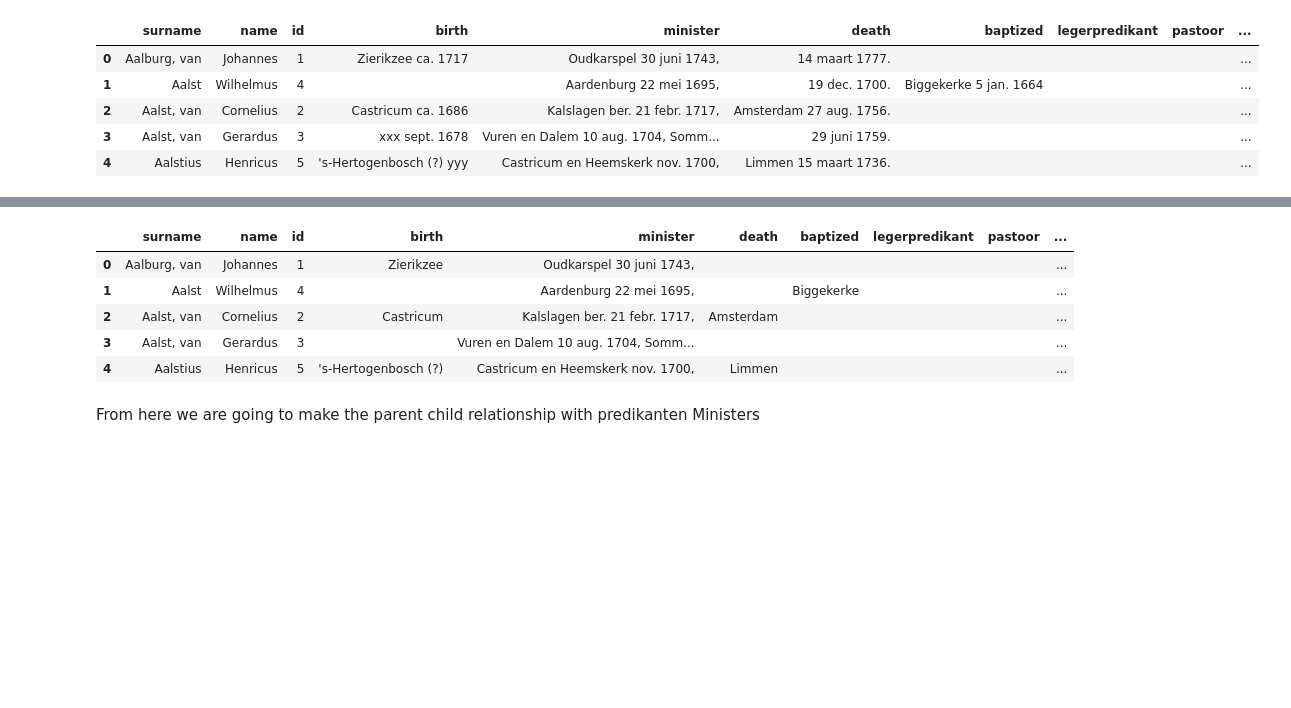
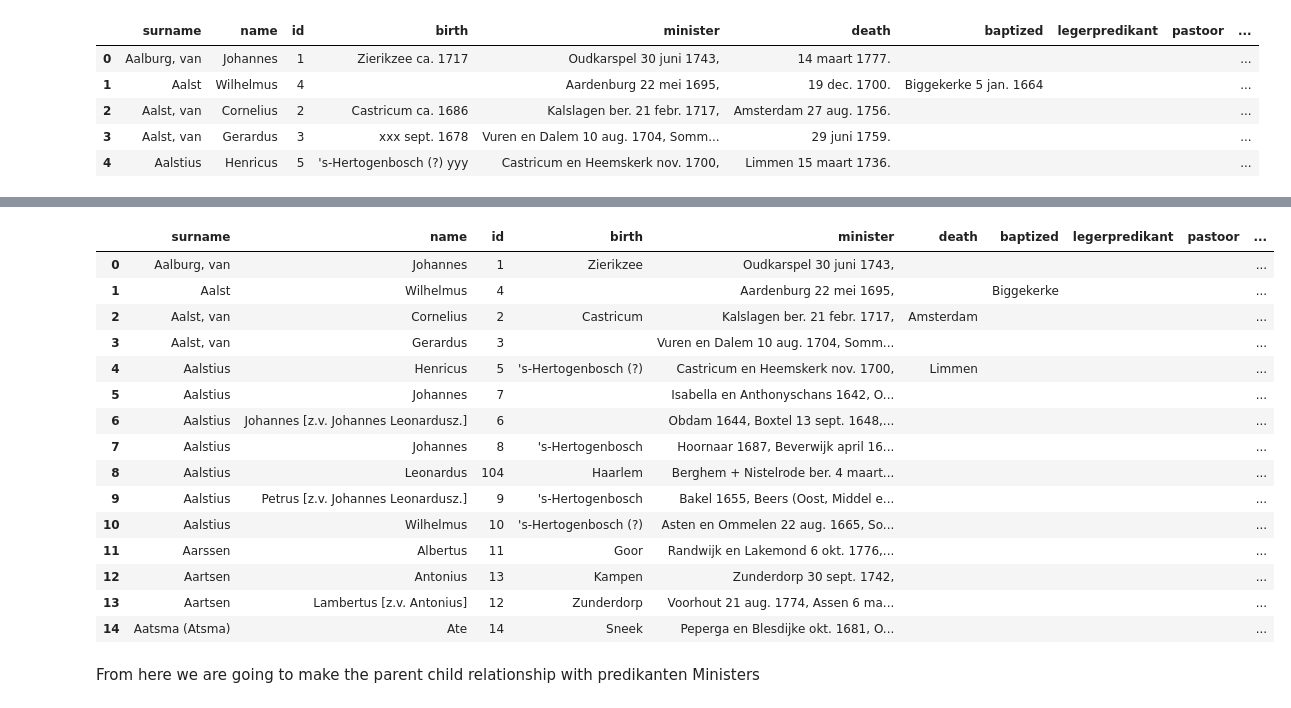
Before and after one commit to DigiDuRe/DigiDuRe, a Jupyter notebook: converstion_text_to_tables.ipynb, the cells around one changed output, grey strips where cells are left out. Cells and saved outputs as stored; diff of their text form; code cells hidden in the pictures; blank space fills up the shorter version.

```diff
--- a/converstion_text_to_tables.ipynb
+++ b/converstion_text_to_tables.ipynb
@@ -9,7 +9,7 @@ import numpy as np
 # %%
 # Set variables for the project (i.e. the input location of the file to be processed and the output location) )
 
-folderlink = 'C://temp//digidure//05062023//'
+folderlink = 'data//'
 input_file = os.path.join(folderlink, 'Repertoriummetoudepersoonsnummers.docx')
 output_txt = folderlink+'output.txt'
 output_csv = folderlink+'output_file.csv'
@@ -273,12 +250,22 @@ for column_strip in function_year:
 for column_strip in function_year:
     df[column_strip] = df[column_strip].apply(lambda x: re.sub(r'[\d\.]', '', x))
 # %%
-df.head()
+df.head(15)
 # %% [output]
 |  | surname | name | id | birth | minister | death | baptized | legerpredikant | pastoor | ... |
 | 0 | Aalburg, van | Johannes | 1 | Zierikzee | Oudkarspel 30 juni 1743, |  |  |  |  | ... |
 | 1 | Aalst | Wilhelmus | 4 |  | Aardenburg 22 mei 1695, |  | Biggekerke |  |  | ... |
 | 2 | Aalst, van | Cornelius | 2 | Castricum | Kalslagen ber. 21 febr. 1717, | Amsterdam |  |  |  | ... |
 | 3 | Aalst, van | Gerardus | 3 |  | Vuren en Dalem 10 aug. 1704, Somm... |  |  |  |  | ... |
 | 4 | Aalstius | Henricus | 5 | 's-Hertogenbosch (?) | Castricum en Heemskerk nov. 1700, | Limmen |  |  |  | ... |
+| 5 | Aalstius | Johannes | 7 |  | Isabella en Anthonyschans 1642, O... |  |  |  |  | ... |
+| 6 | Aalstius | Johannes [z.v. Johannes Leonardusz.] | 6 |  | Obdam 1644, Boxtel 13 sept. 1648,... |  |  |  |  | ... |
+| 7 | Aalstius | Johannes | 8 | 's-Hertogenbosch | Hoornaar 1687, Beverwijk april 16... |  |  |  |  | ... |
+| 8 | Aalstius | Leonardus | 104 | Haarlem | Berghem + Nistelrode ber. 4 maart... |  |  |  |  | ... |
+| 9 | Aalstius | Petrus [z.v. Johannes Leonardusz.] | 9 | 's-Hertogenbosch | Bakel 1655, Beers (Oost, Middel e... |  |  |  |  | ... |
+| 10 | Aalstius | Wilhelmus | 10 | 's-Hertogenbosch (?) | Asten en Ommelen 22 aug. 1665, So... |  |  |  |  | ... |
+| 11 | Aarssen | Albertus | 11 | Goor | Randwijk en Lakemond 6 okt. 1776,... |  |  |  |  | ... |
+| 12 | Aartsen | Antonius | 13 | Kampen | Zunderdorp 30 sept. 1742, |  |  |  |  | ... |
+| 13 | Aartsen | Lambertus [z.v. Antonius] | 12 | Zunderdorp | Voorhout 21 aug. 1774, Assen 6 ma... |  |  |  |  | ... |
+| 14 | Aatsma (Atsma) | Ate | 14 | Sneek | Peperga en Blesdijke okt. 1681, O... |  |  |  |  | ... |
 # %%
```
Also changed, not shown: parts of 16 cells of this notebook, 2 other files.
